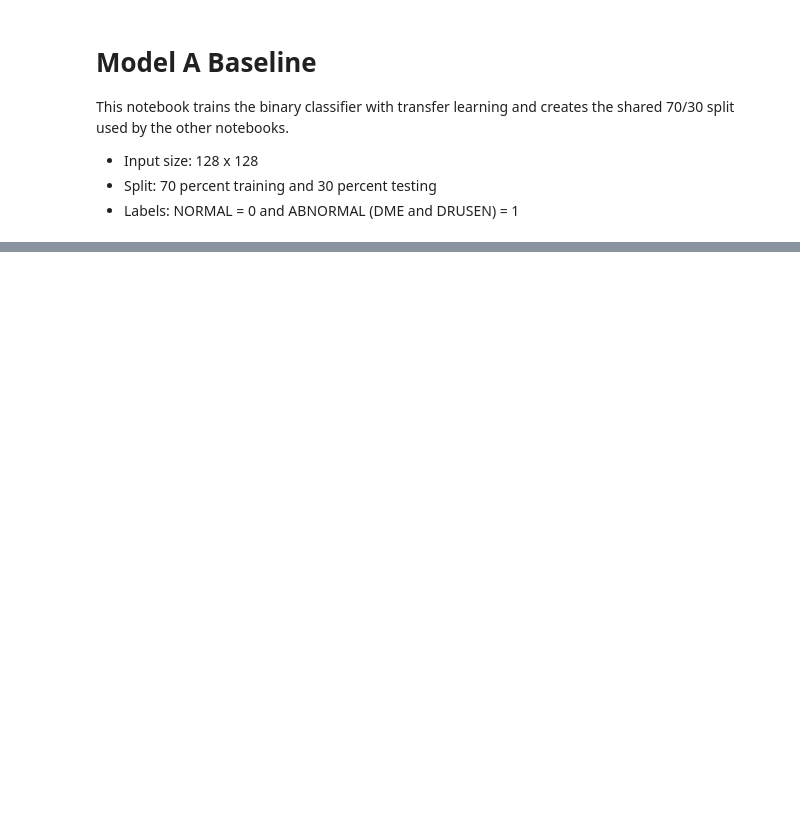
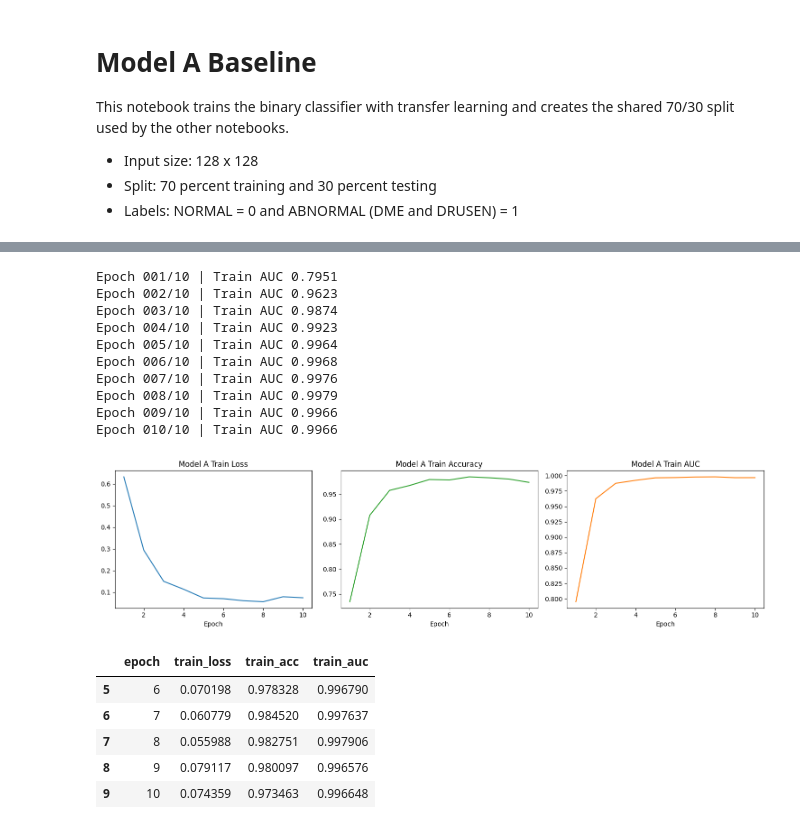
Before and after one commit to ajaydsudhir/OCT-SRGAN, a Jupyter notebook: notebooks/model_a.ipynb, the cells around one changed output, grey strips where cells are left out. Cells and saved outputs as stored; diff of their text form; code cells hidden in the pictures; blank space fills up the shorter version.

```diff
--- a/notebooks/model_a.ipynb
+++ b/notebooks/model_a.ipynb
@@ -79,8 +106,8 @@ print("CUDA ready:", torch.cuda.is_available())
 # %%
 img_size = 128
 batch_size = 32
-epochs = 15
+epochs = 10
 save_gap = 5
-learn_rate = 1e-4
+learn_rate = 1e-3
 worker_n = 2
 # %%
@@ -205,7 +248,7 @@ for param in net.features[:-8].parameters():
 net.classifier = nn.Sequential(
     nn.Linear(25088, 1024),
     nn.ReLU(inplace=True),
-    nn.Dropout(0.4),
+    nn.Dropout(0.5),
     nn.Linear(1024, 256),
     nn.ReLU(inplace=True),
     nn.Dropout(0.3),
@@ -215,7 +258,8 @@ net = net.to(device)
 loss_fn = nn.BCEWithLogitsLoss()
 opt = optim.Adam(filter(lambda param: param.requires_grad, net.parameters()), lr=learn_rate)
 
-# Run one training or evaluation pass.def run_pass(data_loader, train_on):
+# Run one training or evaluation pass.
+def run_pass(data_loader, train_on):
     net.train(train_on)
     loss_sum = 0.0
     prob_all, lab_all = [], []
@@ -238,33 +282,51 @@ opt = optim.Adam(filter(lambda param: param.requires_grad, net.parameters()), lr
     loss_avg = loss_sum / len(data_loader.dataset)
     acc_val = accuracy_score(lab_all, pred_all)
     auc_val = roc_auc_score(lab_all, prob_all)
     return loss_avg, acc_val, auc_val
 
 log_rows = []
 for epoch in range(1, epochs + 1):
     loss_val, acc_val, auc_val = run_pass(train_loader, True)
     log_rows.append({"epoch": epoch, "train_loss": loss_val, "train_acc": acc_val, "train_auc": auc_val})
     if epoch % save_gap == 0:
         torch.save(net.state_dict(), ckpt_dir / f"model_a_epoch_{epoch:03d}.pth")
     print(f"Epoch {epoch:03d}/{epochs} | Train AUC {auc_val:.4f}")
 
 torch.save(net.state_dict(), ckpt_dir / "model_a_final.pth")
 log_df = pd.DataFrame(log_rows)
 
 fig, axis = plt.subplots(1, 3, figsize=(15, 4))
 axis[0].plot(log_df["epoch"], log_df["train_loss"], color="tab:blue")
 axis[0].set_title("Model A Train Loss")
 axis[0].set_xlabel("Epoch")
 axis[1].plot(log_df["epoch"], log_df["train_acc"], color="tab:green")
 axis[1].set_title("Model A Train Accuracy")
 axis[1].set_xlabel("Epoch")
 axis[2].plot(log_df["epoch"], log_df["train_auc"], color="tab:orange")
 axis[2].set_title("Model A Train AUC")
 axis[2].set_xlabel("Epoch")
 plt.tight_layout()
 plt.show()
 
 log_df.tail()
+# %% [output]
+Epoch 001/10 | Train AUC 0.7951
+Epoch 002/10 | Train AUC 0.9623
+Epoch 003/10 | Train AUC 0.9874
+Epoch 004/10 | Train AUC 0.9923
+Epoch 005/10 | Train AUC 0.9964
+Epoch 006/10 | Train AUC 0.9968
+Epoch 007/10 | Train AUC 0.9976
+Epoch 008/10 | Train AUC 0.9979
+Epoch 009/10 | Train AUC 0.9966
+Epoch 010/10 | Train AUC 0.9966
+[figure, added]
+|  | epoch | train_loss | train_acc | train_auc |
+| 5 | 6 | 0.070198 | 0.978328 | 0.996790 |
+| 6 | 7 | 0.060779 | 0.984520 | 0.997637 |
+| 7 | 8 | 0.055988 | 0.982751 | 0.997906 |
+| 8 | 9 | 0.079117 | 0.980097 | 0.996576 |
+| 9 | 10 | 0.074359 | 0.973463 | 0.996648 |
 # %%
 net.load_state_dict(torch.load(ckpt_dir / "model_a_final.pth", map_location=device))
 net.eval()
```
Also changed, not shown: parts of 5 cells of this notebook, 8 other files.
